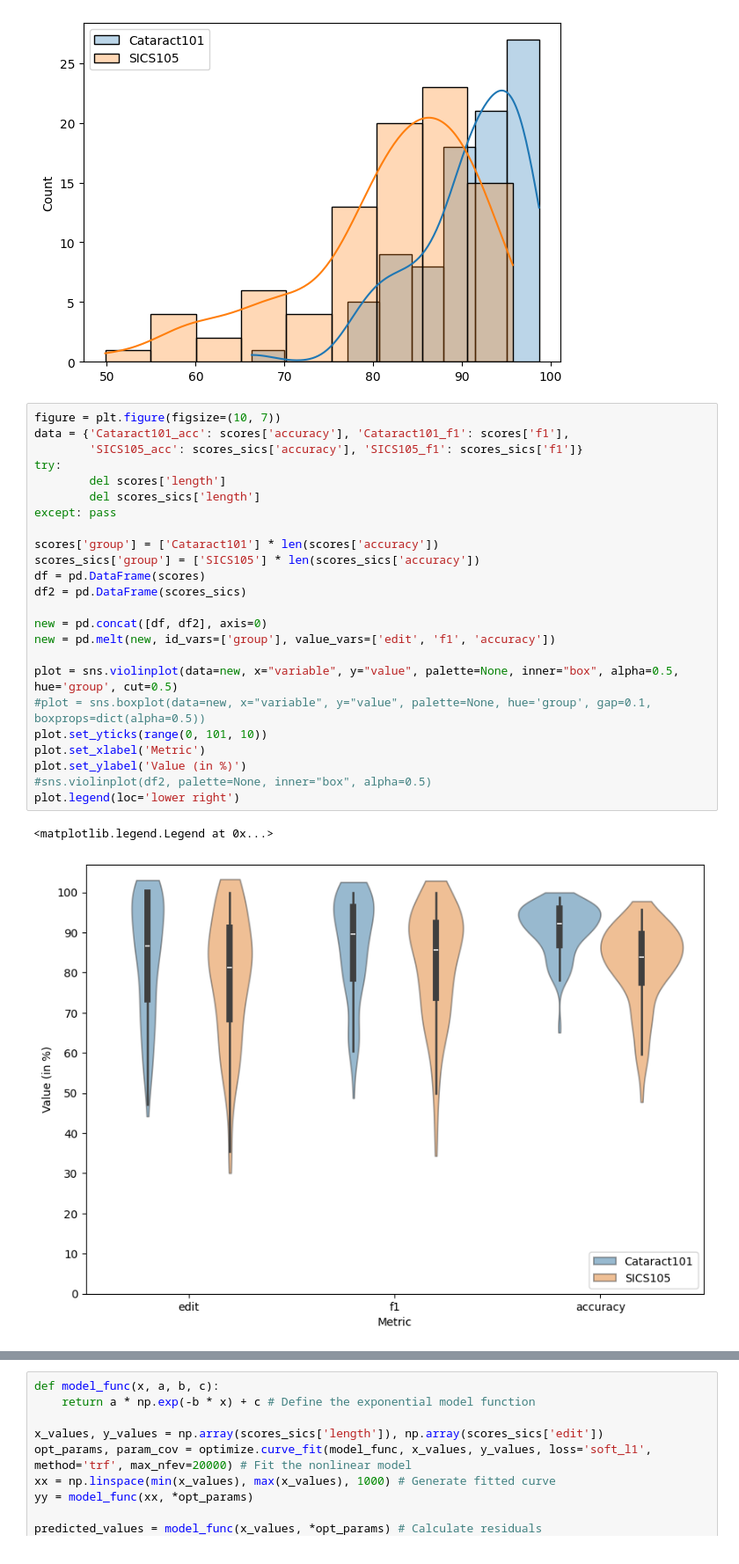
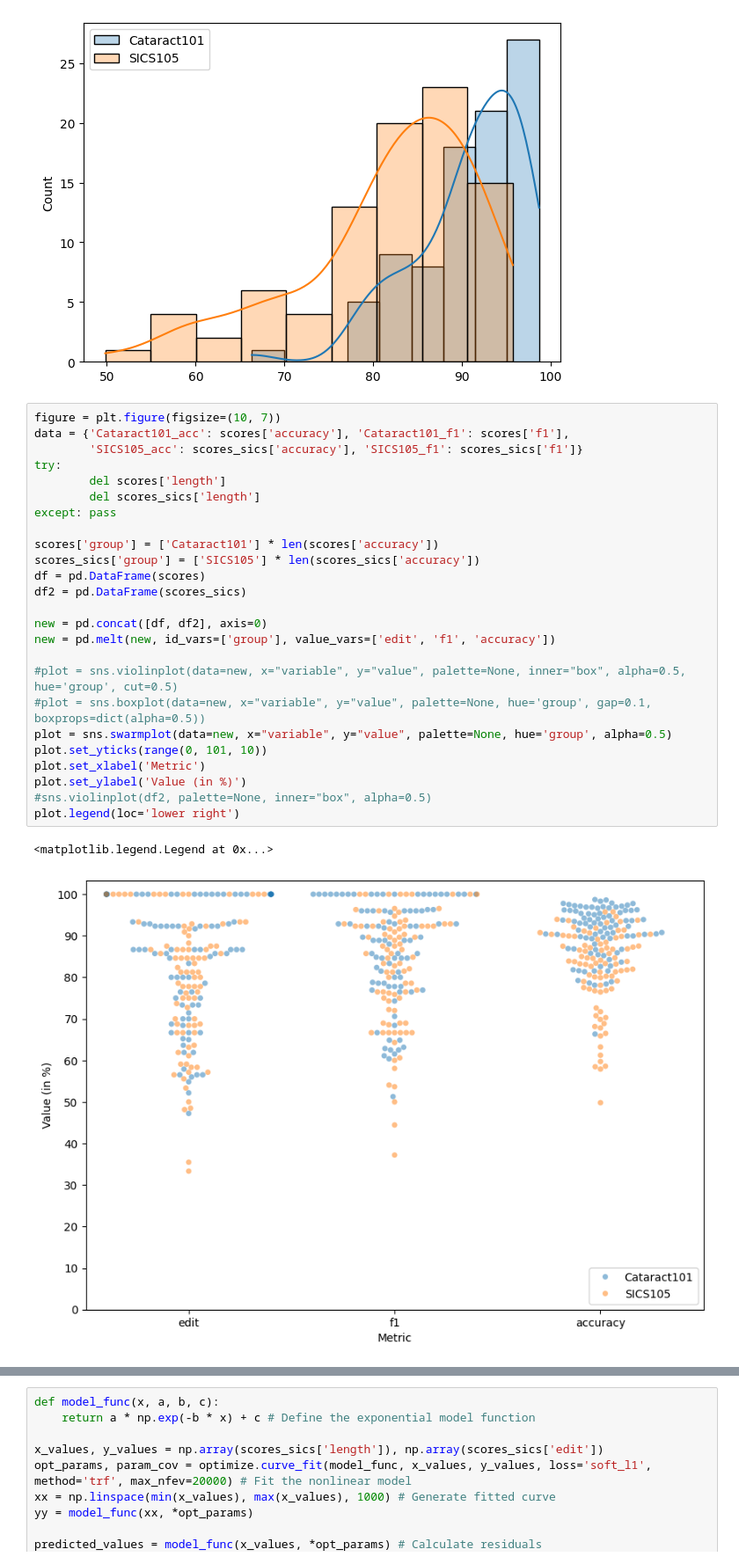
Before and after one commit to Bhuvan-21/MS-TCN2-med, a Jupyter notebook: notebooks/per_video_evaluation.ipynb, the cells around one changed output, grey strips where cells are left out. Shown at 88% size. Cells and saved outputs as stored; diff of their text form.

```diff
--- a/notebooks/per_video_evaluation.ipynb
+++ b/notebooks/per_video_evaluation.ipynb
@@ -102,27 +87,28 @@ plot.legend(loc='upper left')
 # %%
 figure = plt.figure(figsize=(10, 7))
 data = {'Cataract101_acc': scores['accuracy'], 'Cataract101_f1': scores['f1'],
         'SICS105_acc': scores_sics['accuracy'], 'SICS105_f1': scores_sics['f1']}
 try:
         del scores['length']
         del scores_sics['length']
 except: pass
 
 scores['group'] = ['Cataract101'] * len(scores['accuracy'])
 scores_sics['group'] = ['SICS105'] * len(scores_sics['accuracy'])
 df = pd.DataFrame(scores)
 df2 = pd.DataFrame(scores_sics)
 
 new = pd.concat([df, df2], axis=0)
 new = pd.melt(new, id_vars=['group'], value_vars=['edit', 'f1', 'accuracy'])
 
-plot = sns.violinplot(data=new, x="variable", y="value", palette=None, inner="box", alpha=0.5, hue='group', cut=0.5)
+#plot = sns.violinplot(data=new, x="variable", y="value", palette=None, inner="box", alpha=0.5, hue='group', cut=0.5)
 #plot = sns.boxplot(data=new, x="variable", y="value", palette=None, hue='group', gap=0.1, boxprops=dict(alpha=0.5))
+plot = sns.swarmplot(data=new, x="variable", y="value", palette=None, hue='group', alpha=0.5)
 plot.set_yticks(range(0, 101, 10))
 plot.set_xlabel('Metric')
 plot.set_ylabel('Value (in %)')
 #sns.violinplot(df2, palette=None, inner="box", alpha=0.5)
 plot.legend(loc='lower right')
 # %% [output]
 <matplotlib.legend.Legend at 0x...>
-[figure, old version]
+[figure, new version]
```
Also changed, not shown: parts of 3 cells of this notebook.
